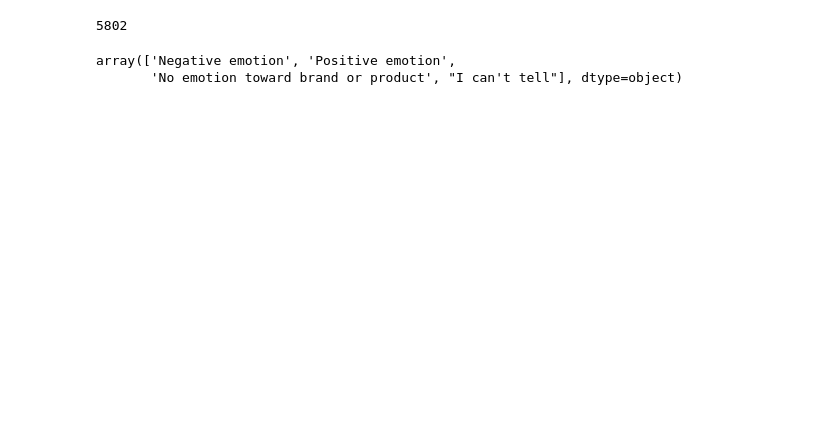
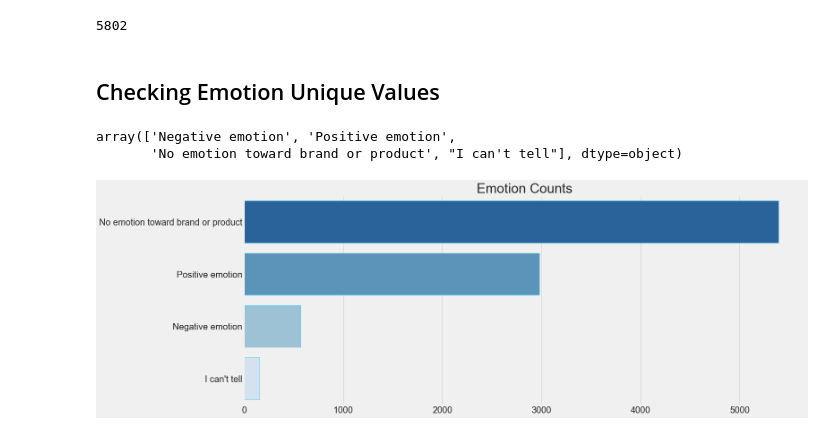
Before and after one commit to jeffreyhwatson/nlp_sentiment_project, a Jupyter notebook: notebooks/exploratory/base_data.ipynb, the cells around one changed output. Cells and saved outputs as stored; diff of their text form; code cells hidden in the pictures; blank space fills up the shorter version.

```diff
--- a/notebooks/exploratory/base_data.ipynb
+++ b/notebooks/exploratory/base_data.ipynb
@@ -75,3 +117,5 @@ data.emotion_in_tweet_is_directed_at.isna().sum()
 # %% [output]
 5802
+# %% [markdown]
+## Checking Emotion Unique Values
 # %%
@@ -79,4 +123,8 @@ data.is_there_an_emotion_directed_at_a_brand_or_product.unique()
 # %% [output]
 array(['Negative emotion', 'Positive emotion',
        'No emotion toward brand or product', "I can't tell"], dtype=object)
+# %%
+vz.emotion_counts(df)
+# %% [output]
+[figure, added]
 # %%
```
Also changed, not shown: parts of 42 cells of this notebook, 3 other files.
